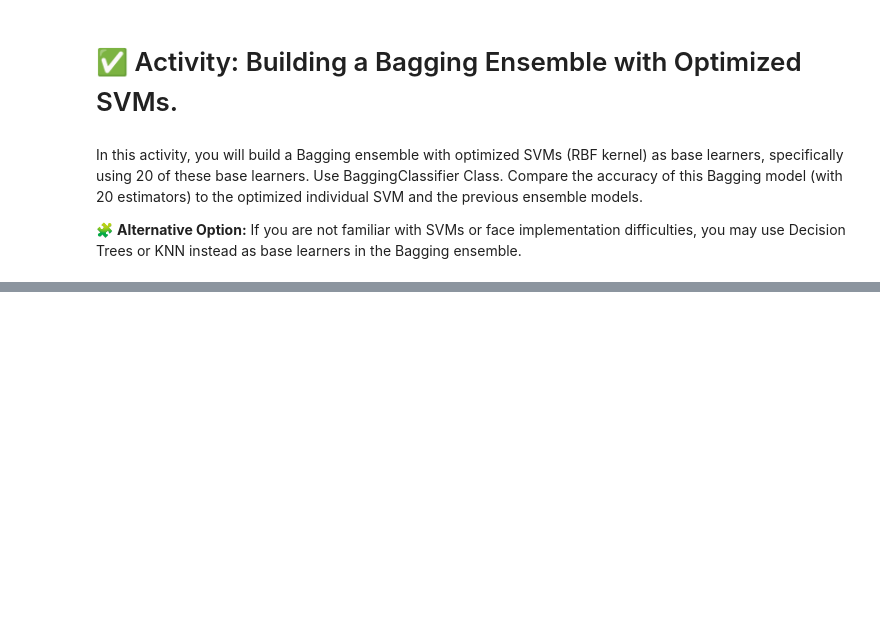
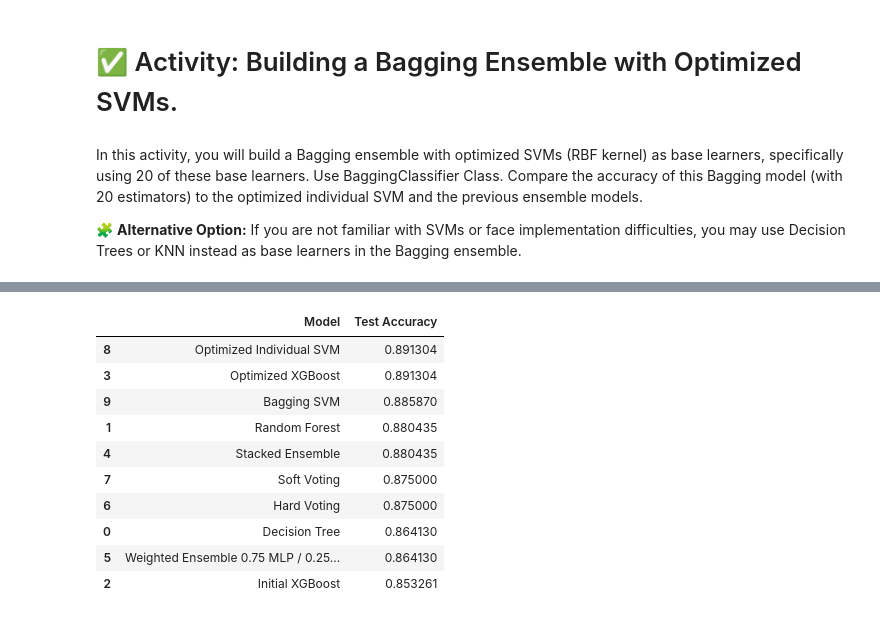
Before and after one commit to GadielStanislaw/Machine-Learning-Labs, a Jupyter notebook: Lab03DecisionTrees/Decision_Trees,_Random_Forest,_Stacked_Ensembles,_XGBoost,_AutoGluon_v3.ipynb, the cells around one changed output, grey strips where cells are left out. Cells and saved outputs as stored; diff of their text form; code cells hidden in the pictures; blank space fills up the shorter version.

```diff
--- a/Lab03DecisionTrees/Decision_Trees,_Random_Forest,_Stacked_Ensembles,_XGBoost,_AutoGluon_v3.ipynb
+++ b/Lab03DecisionTrees/Decision_Trees,_Random_Forest,_Stacked_Ensembles,_XGBoost,_AutoGluon_v3.ipynb
@@ -1023,4 +1191,77 @@ In this activity, you will build a Bagging ensemble with optimized SVMs (RBF ker
 
 🧩 **Alternative Option:** If you are not familiar with SVMs or face implementation difficulties, you may use Decision Trees or KNN instead as base learners in the Bagging ensemble.
 # %%
-#your code here
+# Bagging Ensemble with Optimized SVMs
+from sklearn.ensemble import BaggingClassifier
+
+# Optimize an individual RBF SVM first
+svm_rbf_pipe = Pipeline([
+    ('scaler', StandardScaler()),
+    ('svm', SVC(kernel='rbf', probability=True, random_state=RANDOM_STATE))
+])
+
+param_grid_svm_rbf = {
+    'svm__C': [0.1, 1, 10, 100],
+    'svm__gamma': ['scale', 0.001, 0.01, 0.1, 1]
+}
+
+svm_rbf_grid = GridSearchCV(
+    svm_rbf_pipe,
+    param_grid_svm_rbf,
+    cv=cv,
+    scoring='accuracy',
+    n_jobs=-1
+)
+
+svm_rbf_grid.fit(X_train, y_train)
+best_svm_rbf = svm_rbf_grid.best_estimator_
+
+individual_svm_accuracy = accuracy_score(y_test, best_svm_rbf.predict(X_test))
+print("Best individual RBF SVM parameters:")
+print(svm_rbf_grid.best_params_)
+print(f"Optimized individual RBF SVM accuracy: {individual_svm_accuracy:.4f}")
+
+# Bagging with 20 optimized SVM base learners
+# Compatibility with different sklearn versions: estimator in new versions, base_estimator in older ones.
+try:
+    bagging_svm = BaggingClassifier(
+        estimator=best_svm_rbf,
+        n_estimators=20,
+        random_state=RANDOM_STATE,
+        n_jobs=-1
+    )
+except TypeError:
+    bagging_svm = BaggingClassifier(
+        base_estimator=best_svm_rbf,
+        n_estimators=20,
+        random_state=RANDOM_STATE,
+        n_jobs=-1
+    )
+
+bagging_svm.fit(X_train, y_train)
+y_pred_bagging_svm = bagging_svm.predict(X_test)
+bagging_svm_accuracy = accuracy_score(y_test, y_pred_bagging_svm)
+
+print(f"Bagging SVM accuracy with 20 estimators: {bagging_svm_accuracy:.4f}")
+
+# Compare with previous models if they exist in memory
+comparison_models = {
+    'Decision Tree': accuracy_score(y_test, decision_tree_model.predict(X_test)),
+    'Random Forest': accuracy_score(y_test, random_forest_model.predict(X_test)),
+    'Initial XGBoost': accuracy_score(y_test, xgb_model.predict(X_test)),
+    'Optimized XGBoost': accuracy_score(y_test, best_xgb_model.predict(X_test)),
+    'Stacked Ensemble': accuracy_score(y_test, stacked_model.predict(X_test)),
+    'Weighted Ensemble 0.75 MLP / 0.25 KNN': accuracy_score(y_test, weighted_pred),
+    'Hard Voting': hard_accuracy,
+    'Soft Voting': soft_accuracy,
+    'Optimized Individual SVM': individual_svm_accuracy,
+    'Bagging SVM': bagging_svm_accuracy
+}
+
+comparison_models_df = pd.DataFrame(
+    comparison_models.items(),
+    columns=['Model', 'Test Accuracy']
+).sort_values(by='Test Accuracy', ascending=False)
+
+display(comparison_models_df)
+# %% [output]
@@ -1026,0 +1272,11 @@ In this activity, you will build a Bagging ensemble with optimized SVMs (RBF ker
+|  | Model | Test Accuracy |
+| 8 | Optimized Individual SVM | 0.891304 |
+| 3 | Optimized XGBoost | 0.891304 |
+| 9 | Bagging SVM | 0.885870 |
+| 1 | Random Forest | 0.880435 |
+| 4 | Stacked Ensemble | 0.880435 |
+| 7 | Soft Voting | 0.875000 |
+| 6 | Hard Voting | 0.875000 |
+| 0 | Decision Tree | 0.864130 |
+| 5 | Weighted Ensemble 0.75 MLP / 0.25... | 0.864130 |
+| 2 | Initial XGBoost | 0.853261 |
```
Also changed, not shown: parts of 16 cells of this notebook.
